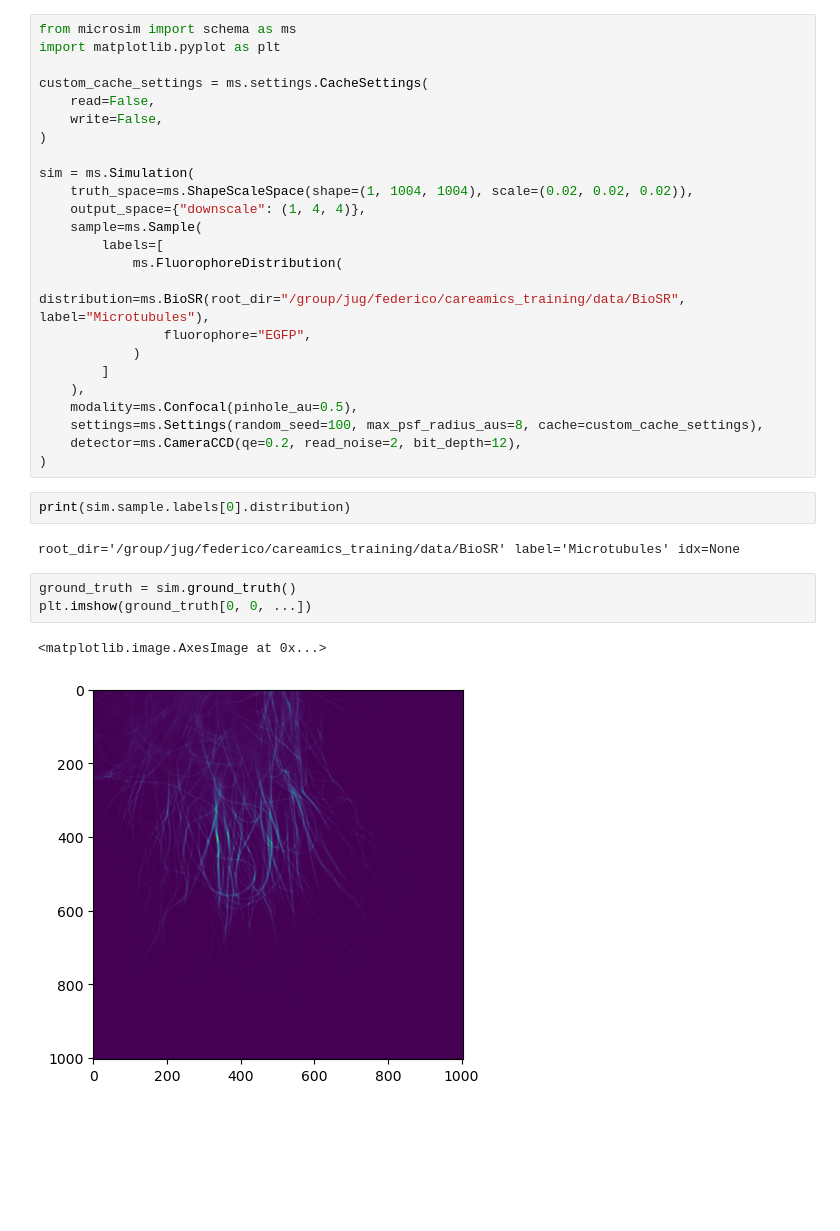
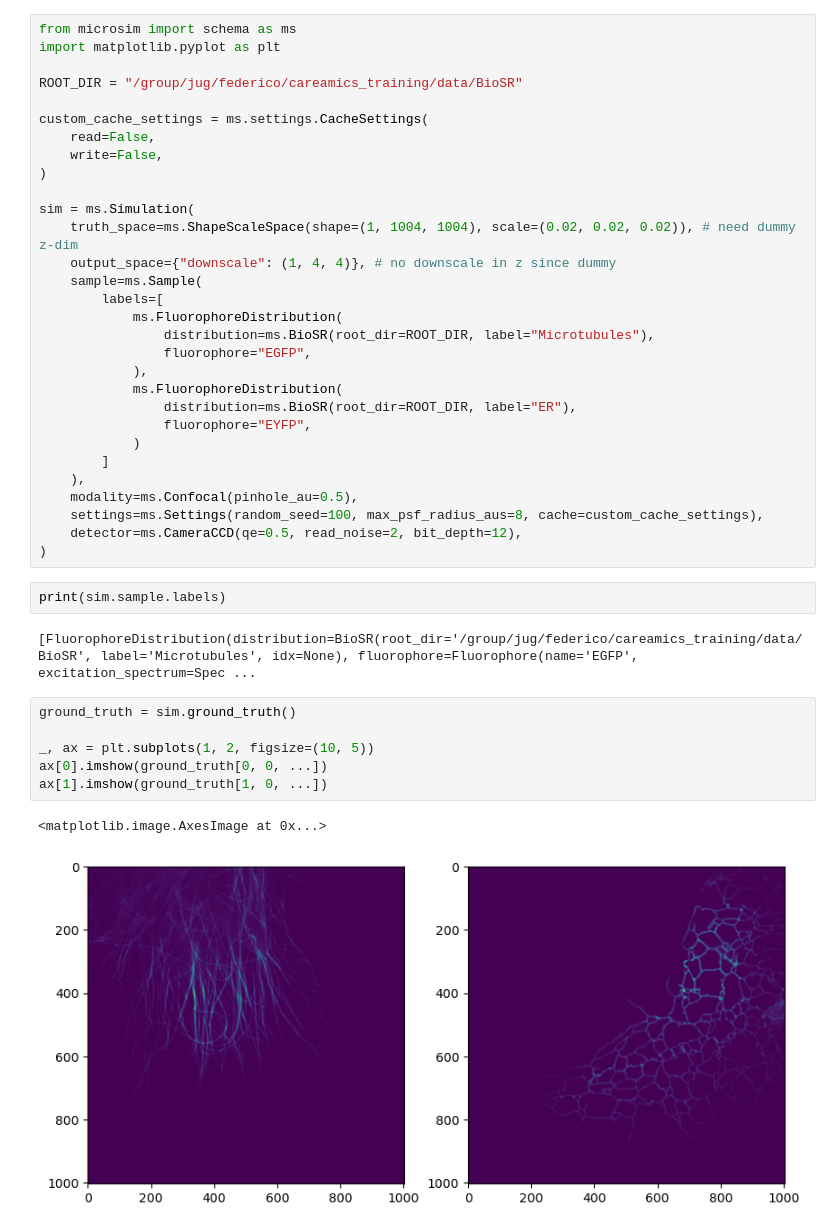
Before and after one commit to federico-carrara/microsim, a Jupyter notebook: examples/notebooks/bioSR.ipynb, the cells around one changed output. Cells and saved outputs as stored; diff of their text form; blank space fills up the shorter version.

```diff
--- a/examples/notebooks/bioSR.ipynb
+++ b/examples/notebooks/bioSR.ipynb
@@ -1,6 +1,8 @@
 # %%
 from microsim import schema as ms
 import matplotlib.pyplot as plt
+
+ROOT_DIR = "/group/jug/federico/careamics_training/data/BioSR"
 
 custom_cache_settings = ms.settings.CacheSettings(
     read=False,
@@ -8,29 +10,36 @@ custom_cache_settings = ms.settings.CacheSettings(
 )
 
 sim = ms.Simulation(
-    truth_space=ms.ShapeScaleSpace(shape=(1, 1004, 1004), scale=(0.02, 0.02, 0.02)),
-    output_space={"downscale": (1, 4, 4)},
+    truth_space=ms.ShapeScaleSpace(shape=(1, 1004, 1004), scale=(0.02, 0.02, 0.02)), # need dummy z-dim
+    output_space={"downscale": (1, 4, 4)}, # no downscale in z since dummy
     sample=ms.Sample(
         labels=[
             ms.FluorophoreDistribution(
-                distribution=ms.BioSR(root_dir="/group/jug/federico/careamics_training/data/BioSR", label="Microtubules"),
+                distribution=ms.BioSR(root_dir=ROOT_DIR, label="Microtubules"),
                 fluorophore="EGFP",
+            ),
+            ms.FluorophoreDistribution(
+                distribution=ms.BioSR(root_dir=ROOT_DIR, label="ER"),
+                fluorophore="EYFP",
             )
         ]
     ),
     modality=ms.Confocal(pinhole_au=0.5),
     settings=ms.Settings(random_seed=100, max_psf_radius_aus=8, cache=custom_cache_settings),
-    detector=ms.CameraCCD(qe=0.2, read_noise=2, bit_depth=12),
+    detector=ms.CameraCCD(qe=0.5, read_noise=2, bit_depth=12),
 )
 # %%
-print(sim.sample.labels[0].distribution)
+print(sim.sample.labels)
 # %% [output]
-root_dir='/group/jug/federico/careamics_training/data/BioSR' label='Microtubules' idx=None
+[FluorophoreDistribution(distribution=BioSR(root_dir='/group/jug/federico/careamics_training/data/BioSR', label='Microtubules', idx=None), fluorophore=Fluorophore(name='EGFP', excitation_spectrum=Spec ...
 # %%
 ground_truth = sim.ground_truth()
-plt.imshow(ground_truth[0, 0, ...])
+
+_, ax = plt.subplots(1, 2, figsize=(10, 5))
+ax[0].imshow(ground_truth[0, 0, ...])
+ax[1].imshow(ground_truth[1, 0, ...])
 # %% [output]
 <matplotlib.image.AxesImage at 0x...>
-[figure, old version]
+[figure, new version]
 # %%
 emission_flux = sim.emission_flux(ground_truth)
```
Also changed, not shown: parts of 3 cells of this notebook.
